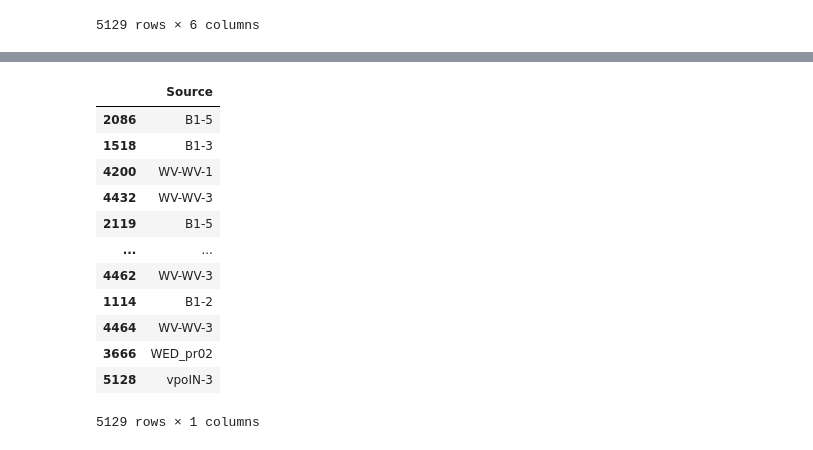
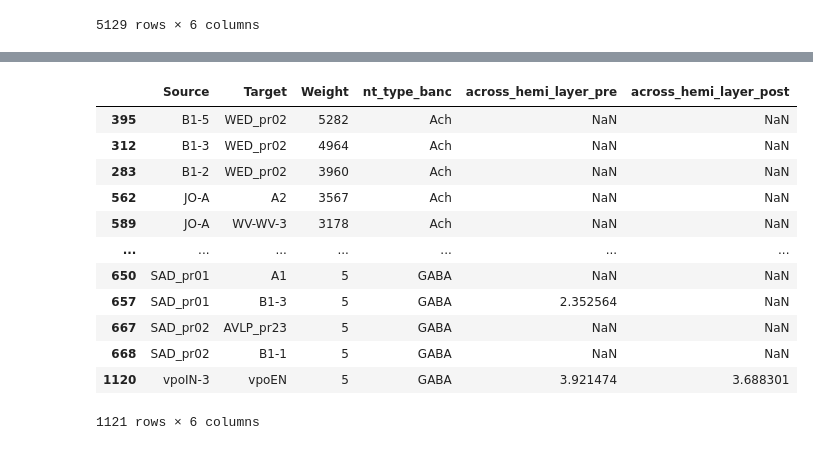
Before and after one commit to grace-cai08/sp25, a Jupyter notebook: wiringdgrm.ipynb, the cells around one changed output, grey strips where cells are left out. Drawn from its saved outputs; the diff is of its cells as text; code cells hidden in the pictures.

Commit message:
g3 -- new diagram with grouped cell types as nodes and across-hemi_layer_mean as layer data

```diff
--- a/wiringdgrm.ipynb
+++ b/wiringdgrm.ipynb
@@ -203,16 +187,19 @@ celltypes
-# %%
-g2[['Source']]
-# %% [output]
-|  | Source |
-| 2086 | B1-5 |
-| 1518 | B1-3 |
-| 4200 | WV-WV-1 |
-| 4432 | WV-WV-3 |
-| 2119 | B1-5 |
-| ... | ... |
-| 4462 | WV-WV-3 |
-| 1114 | B1-2 |
-| 4464 | WV-WV-3 |
-| 3666 | WED_pr02 |
-| 5128 | vpoIN-3 |
-5129 rows × 1 columns
+# %%
+g3 = conns.groupby(['type_pre', 'type_post', 'nt_type_banc', 'across_hemi_layer_pre', 'across_hemi_layer_post'], as_index=False, dropna=False)[['syn_count']].sum().sort_values(by=['syn_count'], ascending=False)
+g3 = g3.rename(columns={'type_pre':'Source', 'type_post':'Target', 'syn_count':'Weight'})
+g3 = g3[['Source', 'Target', 'Weight', 'nt_type_banc', 'across_hemi_layer_pre', 'across_hemi_layer_post']]
+g3
+# %% [output]
+|  | Source | Target | Weight | nt_type_banc | across_hemi_layer_pre | across_hemi_layer_post |
+| 395 | B1-5 | WED_pr02 | 5282 | Ach | NaN | NaN |
+| 312 | B1-3 | WED_pr02 | 4964 | Ach | NaN | NaN |
+| 283 | B1-2 | WED_pr02 | 3960 | Ach | NaN | NaN |
+| 562 | JO-A | A2 | 3567 | Ach | NaN | NaN |
+| 589 | JO-A | WV-WV-3 | 3178 | Ach | NaN | NaN |
+| ... | ... | ... | ... | ... | ... | ... |
+| 650 | SAD_pr01 | A1 | 5 | GABA | NaN | NaN |
+| 657 | SAD_pr01 | B1-3 | 5 | GABA | 2.352564 | NaN |
+| 667 | SAD_pr02 | AVLP_pr23 | 5 | GABA | NaN | NaN |
+| 668 | SAD_pr02 | B1-1 | 5 | GABA | NaN | NaN |
+| 1120 | vpoIN-3 | vpoEN | 5 | GABA | 3.921474 | 3.688301 |
+1121 rows × 6 columns
```
Also changed, not shown: parts of 5 cells of this notebook, 3 other files.
